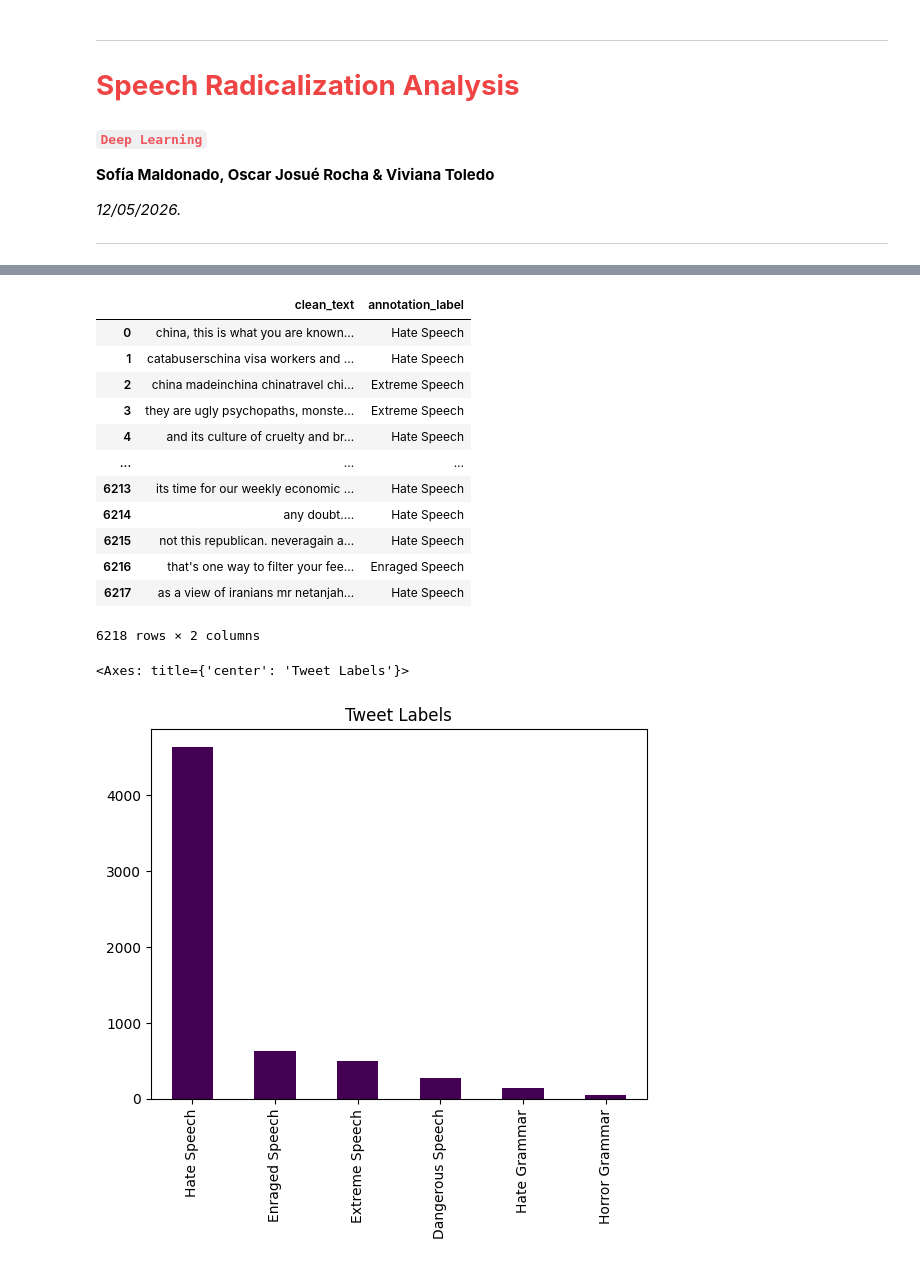
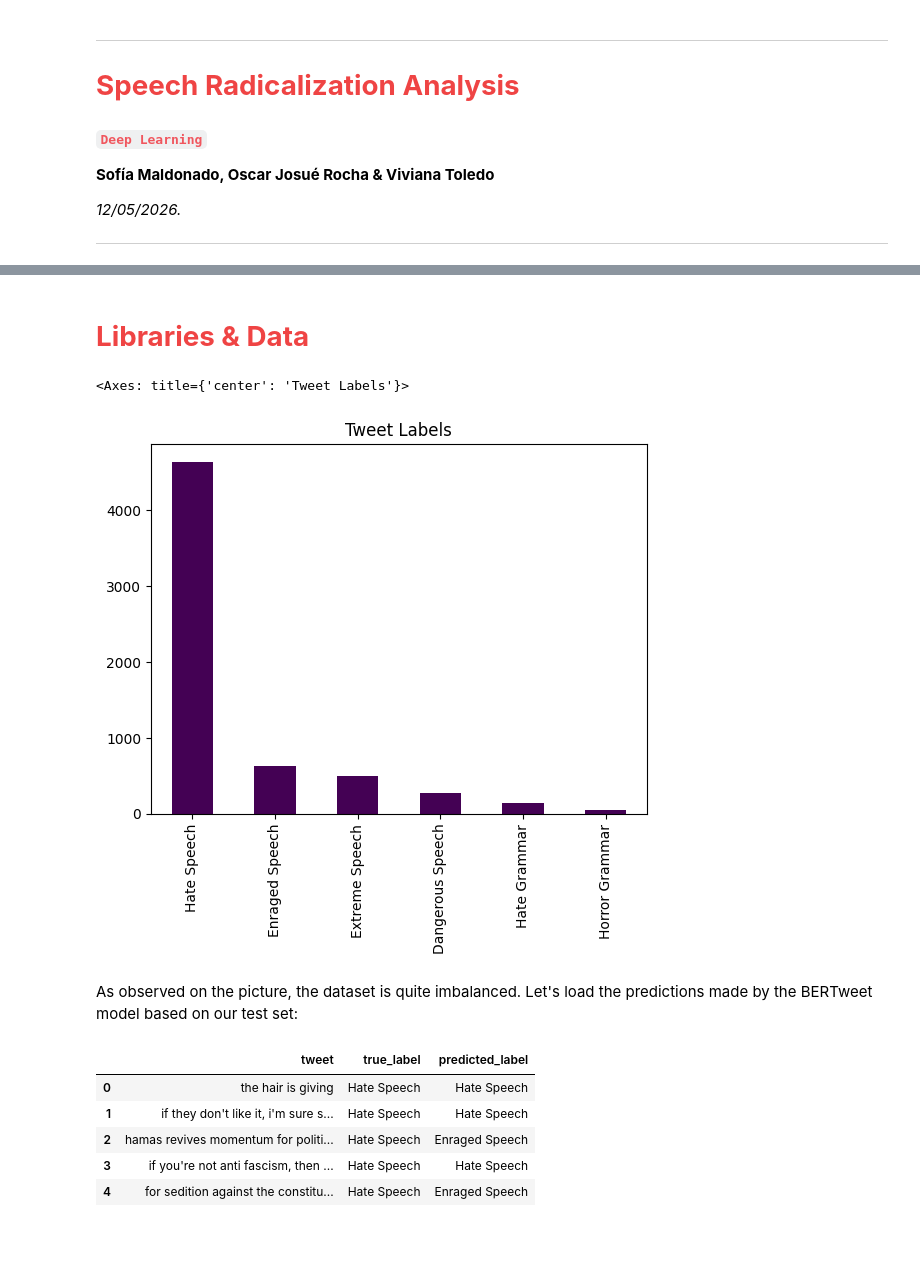
Before and after one commit to aiko-isnt-ded/speech_radicalization_analysis, a Jupyter notebook: notebooks/2.01-vtf-embeddings_viz.ipynb, the cells around one changed output, grey strips where cells are left out. Saved outputs shown, nothing was run; the diff lists cells and outputs as text; code cells hidden in the pictures; blank space fills up the shorter version.

```diff
--- a/notebooks/2.01-vtf-embeddings_viz.ipynb
+++ b/notebooks/2.01-vtf-embeddings_viz.ipynb
@@ -11,3 +13,5 @@ ___
+# %% [markdown]
+# <font color= #EF4444> **Libraries & Data** </font>
 # %%
 # General
 import pandas as pd
@@ -17,23 +28,25 @@ import matplotlib.pyplot as plt
 # %%
 df = pd.read_csv('../data/processed/speech_classified.csv')
 df = df[['clean_text', 'annotation_label']]
-df
+
+df['annotation_label'].value_counts().sort_values(ascending=False).plot(kind="bar", title="Tweet Labels", xlabel="", ylabel="", colormap="viridis")
 # %% [output]
-|  | clean_text | annotation_label |
-| 0 | china, this is what you are known... | Hate Speech |
-| 1 | catabuserschina visa workers and ... | Hate Speech |
-| 2 | china madeinchina chinatravel chi... | Extreme Speech |
-| 3 | they are ugly psychopaths, monste... | Extreme Speech |
-| 4 | and its culture of cruelty and br... | Hate Speech |
-| ... | ... | ... |
-| 6213 | its time for our weekly economic ... | Hate Speech |
-| 6214 | any doubt.... | Hate Speech |
-| 6215 | not this republican. neveragain a... | Hate Speech |
-| 6216 | that's one way to filter your fee... | Enraged Speech |
-| 6217 | as a view of iranians mr netanjah... | Hate Speech |
-6218 rows × 2 columns
+<Axes: title={'center': 'Tweet Labels'}>
+[figure, added]
-# %%
-df['annotation_label'].value_counts().sort_values(ascending=False).plot(kind="bar", title="Tweet Labels", xlabel="", ylabel="", colormap="viridis")
-# %% [output]
-<Axes: title={'center': 'Tweet Labels'}>
-[figure, removed]
+# %% [markdown]
+As observed on the picture, the dataset is quite imbalanced. Let's load the predictions made by the BERTweet model based on our test set:
+# %%
+# Load model predictions
+df_vis = pd.read_csv("../data/processed/test_predictions.csv")
+
+# Get text
+texts = df_vis["tweet"].tolist()
+
+df_vis.head()
+# %% [output]
+|  | tweet | true_label | predicted_label |
+| 0 | the hair is giving | Hate Speech | Hate Speech |
+| 1 | if they don't like it, i'm sure s... | Hate Speech | Hate Speech |
+| 2 | hamas revives momentum for politi... | Hate Speech | Enraged Speech |
+| 3 | if you're not anti fascism, then ... | Hate Speech | Hate Speech |
+| 4 | for sedition against the constitu... | Hate Speech | Enraged Speech |
```
Also changed, not shown: parts of 17 cells of this notebook, 7 other files.
